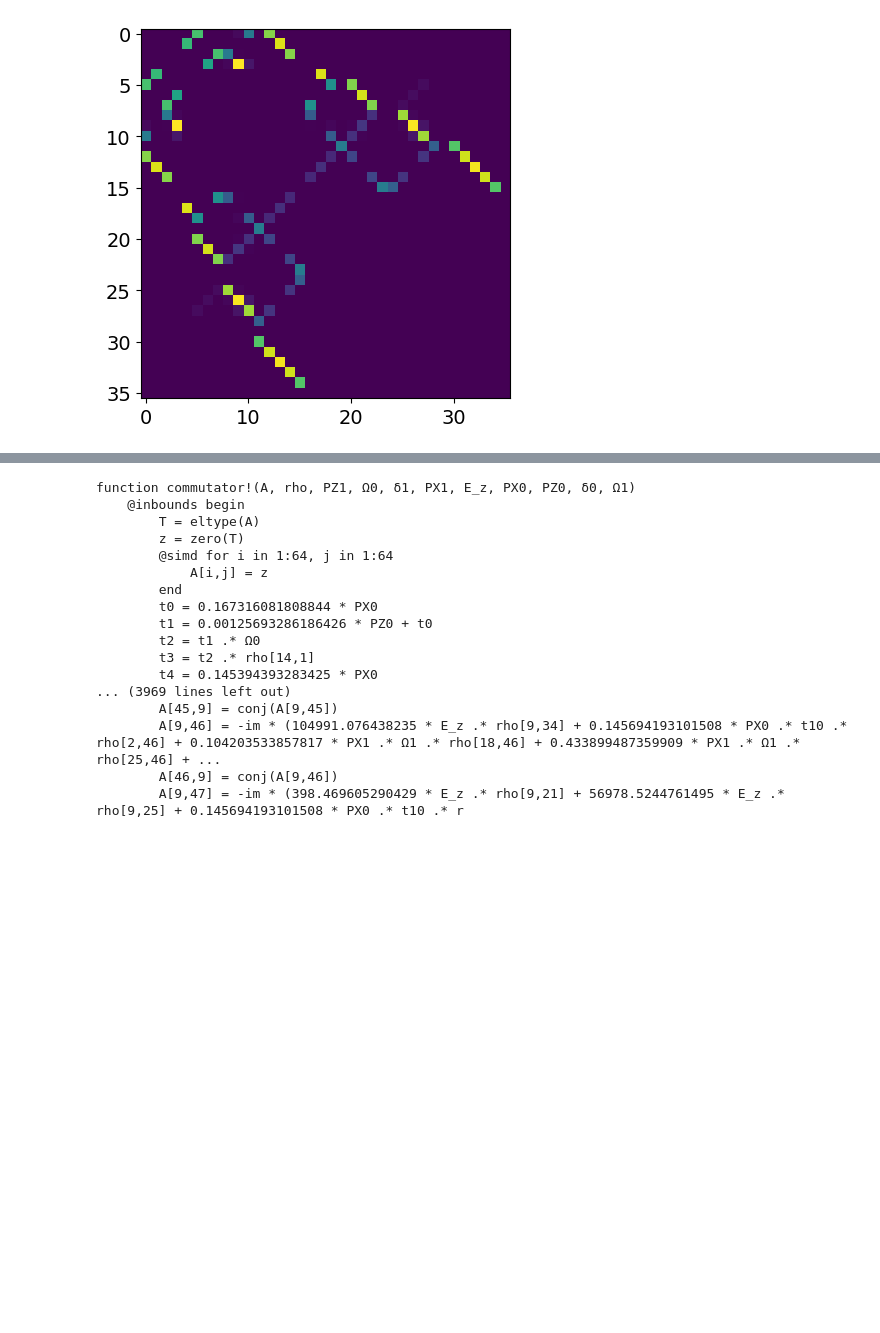
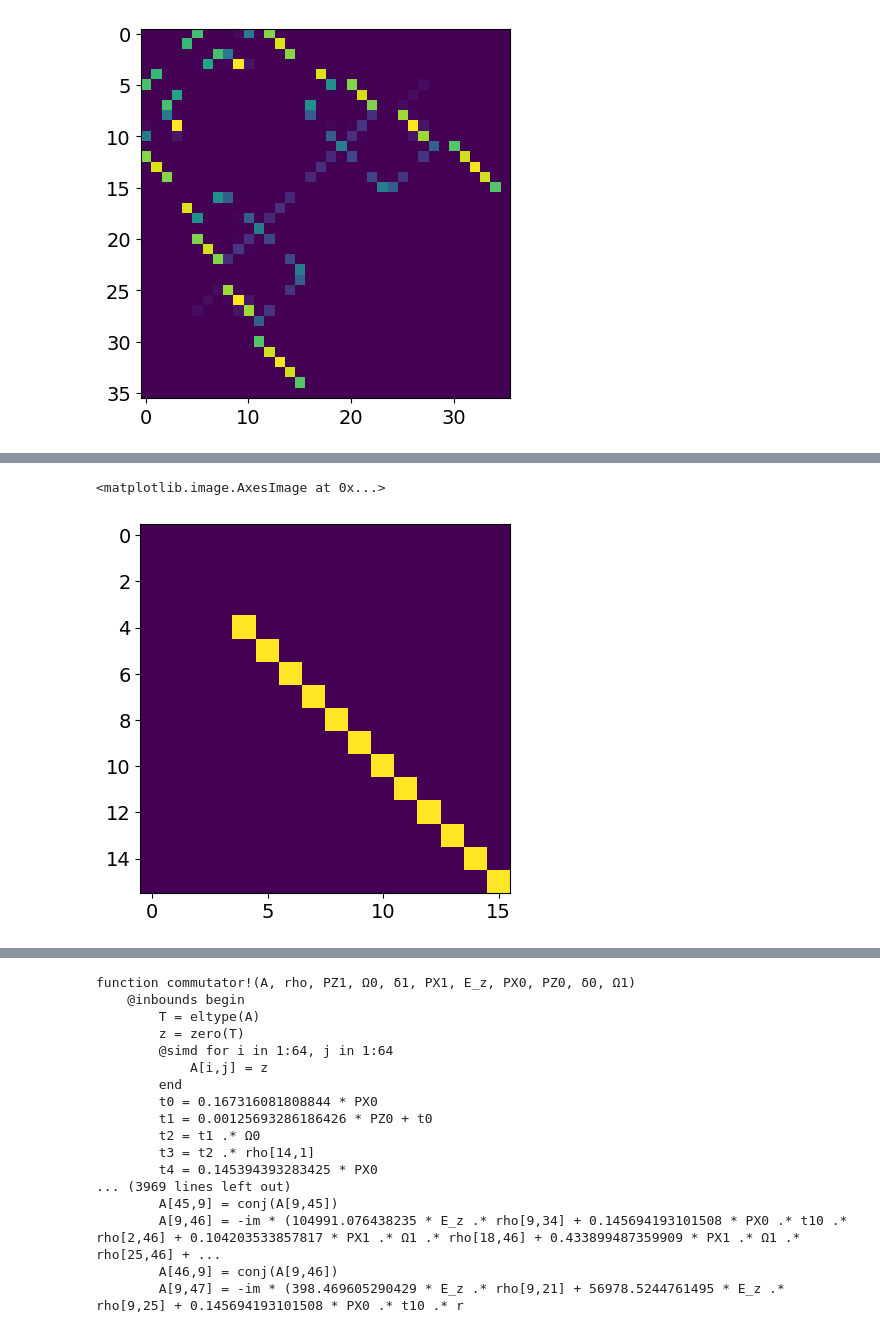
Before and after one commit to ograsdijk/CeNTREX-TlF, a Jupyter notebook: examples/spa paper/generate_hamiltonian.ipynb, the cells around one changed output, grey strips where cells are left out. Cells and saved outputs as stored; diff of their text form; code cells hidden in the pictures; blank space fills up the shorter version.

```diff
--- a/examples/spa paper/generate_hamiltonian.ipynb
+++ b/examples/spa paper/generate_hamiltonian.ipynb
@@ -162,0 +227,17 @@ np.float64(1.055538914740643e-14)
+# %%
+_, v0 = np.linalg.eigh(
+    smp.matrix2numpy(Heff.subs(Ez, 175), dtype=np.complex128)[:4, :4]
+)
+_, v1 = np.linalg.eigh(
+    smp.matrix2numpy(Heff.subs(Ez, 175), dtype=np.complex128)[4:16, 4:16]
+)
+v = np.eye(16, dtype=np.complex128)
+v[:4, :4] = v0
+v[4:16, 4:16] = v1
+# %%
+plt.imshow(
+    (v.conj().T @ smp.matrix2numpy(Heff.subs(Ez, 175), dtype=np.complex128) @ v).real
+)
+# %% [output]
+<matplotlib.image.AxesImage at 0x...>
+[figure, added]
```
Also changed, not shown: parts of 28 cells of this notebook, 3 other files.
